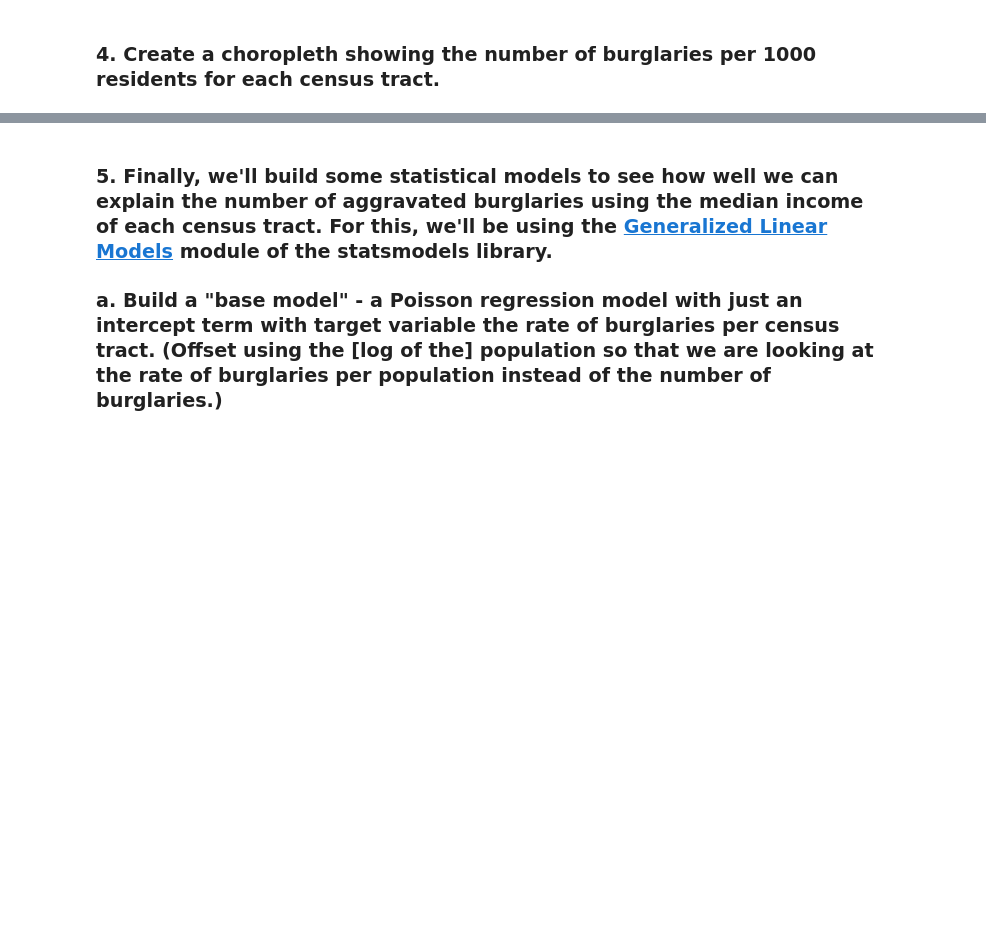
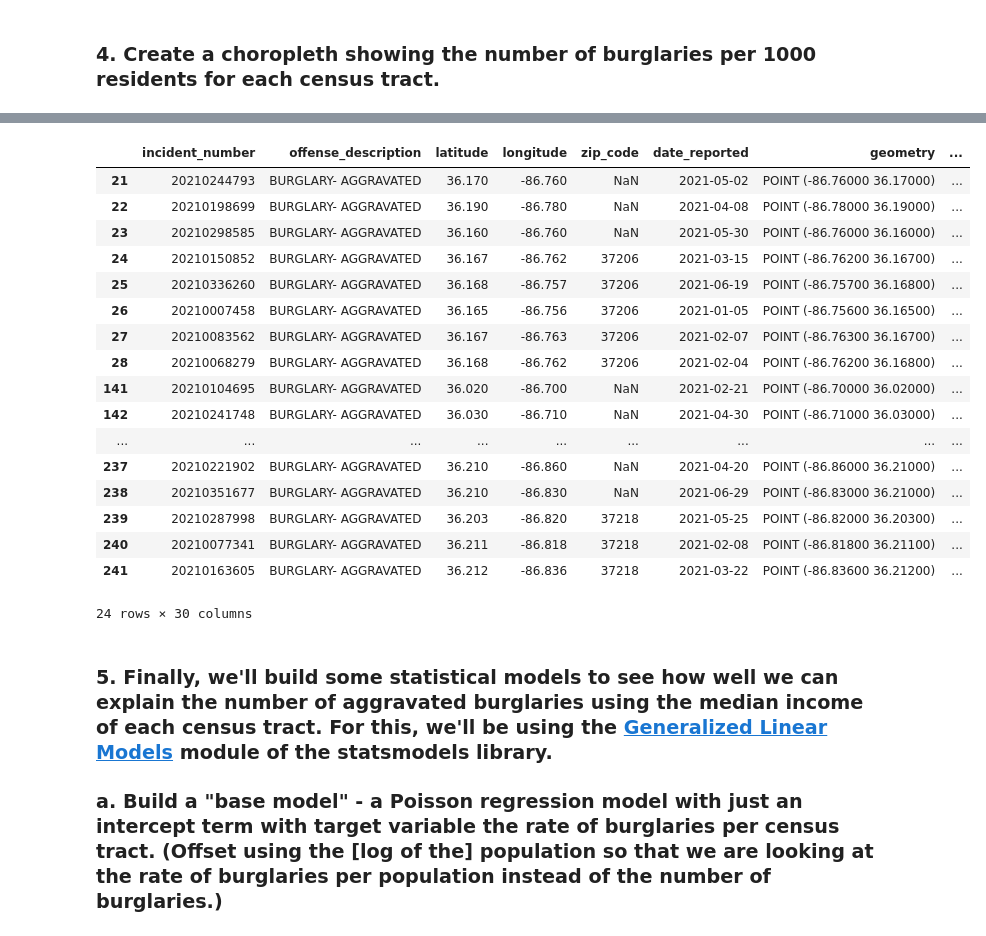
Before and after one commit to nss-data-science-cohort-5/geospatial_api-silver-sharks, a Jupyter notebook: notebooks/Geospatial_API.ipynb, the cells around one changed output, grey strips where cells are left out. Drawn from its saved outputs; the diff is of its cells as text; code cells hidden in the pictures; blank space fills up the shorter version.

```diff
--- a/notebooks/Geospatial_API.ipynb
+++ b/notebooks/Geospatial_API.ipynb
@@ -203,0 +189,2 @@ Name: incident_number, Length: 789, dtype: int64
+# %%
+burgs_by_tract.drop_duplicates(subset='geometry', inplace=True)
@@ -207,0 +228,34 @@ dav = census[census['COUNTYFP']=='037']
+# %%
+endpoint_pop = "https://api.census.gov/data/2019/acs/acs5"
+params_pop = {
+       'get' : 'NAME,B01001_001E',
+       'for' : 'tract:*',
+       'in'  : ['state:47', 'county:037'],
+       'key' :  # USING A HARD-CODED API KEY AT THE MOMENT
+}
+
+endpoint_income = "https://api.census.gov/data/2019/acs/acs5/subject"
+params_income = {
+       'get' : 'NAME,S1901_C01_012E',
+       'for' : 'tract:*',
+       'in'  : ['state:47', 'county:037'],
+       'key' :  # USING A HARD-CODED API KEY AT THE MOMENT
+}
+
+response_pop = requests.get(endpoint_pop, params=params_pop)
+
+response_income = requests.get(endpoint_income, params=params_income)
+
+res_pop = response_pop.json()
+population = pd.DataFrame(res_pop)
+#changes column names
+population.columns = population.iloc[0]
+population = population[1:]
+display(population.head())
+
+res_income = response_income.json()
+med_income = pd.DataFrame(res_income)
+#changes colum names
+med_income.columns = med_income.iloc[0]
+med_income = med_income[1:]
+display(med_income.head())
@@ -207,0 +305,6 @@ dav = census[census['COUNTYFP']=='037']
+# %%
+burgs_pop = pd.merge(left = burgs_by_tract, right = population,
+                     left_on = 'TRACTCE', right_on = 'tract')
+# %%
+burgs_pop_med = pd.merge(left = burgs_pop, right = med_income,
+                         left_on = 'TRACTCE', right_on = 'tract')
@@ -210,3 +338,24 @@ dav = census[census['COUNTYFP']=='037']
+# %%
+burgs_pop_med[burgs_pop_med['tract_x'].isin(['012801','019114', '019300'])]
+# %% [output]
+|  | incident_number | offense_description | latitude | longitude | zip_code | date_reported | geometry | ... |
+| 21 | 20210244793 | BURGLARY- AGGRAVATED | 36.170 | -86.760 | NaN | 2021-05-02 | POINT (-86.76000 36.17000) | ... |
+| 22 | 20210198699 | BURGLARY- AGGRAVATED | 36.190 | -86.780 | NaN | 2021-04-08 | POINT (-86.78000 36.19000) | ... |
+| 23 | 20210298585 | BURGLARY- AGGRAVATED | 36.160 | -86.760 | NaN | 2021-05-30 | POINT (-86.76000 36.16000) | ... |
+| 24 | 20210150852 | BURGLARY- AGGRAVATED | 36.167 | -86.762 | 37206 | 2021-03-15 | POINT (-86.76200 36.16700) | ... |
+| 25 | 20210336260 | BURGLARY- AGGRAVATED | 36.168 | -86.757 | 37206 | 2021-06-19 | POINT (-86.75700 36.16800) | ... |
+| 26 | 20210007458 | BURGLARY- AGGRAVATED | 36.165 | -86.756 | 37206 | 2021-01-05 | POINT (-86.75600 36.16500) | ... |
+| 27 | 20210083562 | BURGLARY- AGGRAVATED | 36.167 | -86.763 | 37206 | 2021-02-07 | POINT (-86.76300 36.16700) | ... |
+| 28 | 20210068279 | BURGLARY- AGGRAVATED | 36.168 | -86.762 | 37206 | 2021-02-04 | POINT (-86.76200 36.16800) | ... |
+| 141 | 20210104695 | BURGLARY- AGGRAVATED | 36.020 | -86.700 | NaN | 2021-02-21 | POINT (-86.70000 36.02000) | ... |
+| 142 | 20210241748 | BURGLARY- AGGRAVATED | 36.030 | -86.710 | NaN | 2021-04-30 | POINT (-86.71000 36.03000) | ... |
+| ... | ... | ... | ... | ... | ... | ... | ... | ... |
+| 237 | 20210221902 | BURGLARY- AGGRAVATED | 36.210 | -86.860 | NaN | 2021-04-20 | POINT (-86.86000 36.21000) | ... |
+| 238 | 20210351677 | BURGLARY- AGGRAVATED | 36.210 | -86.830 | NaN | 2021-06-29 | POINT (-86.83000 36.21000) | ... |
+| 239 | 20210287998 | BURGLARY- AGGRAVATED | 36.203 | -86.820 | 37218 | 2021-05-25 | POINT (-86.82000 36.20300) | ... |
+| 240 | 20210077341 | BURGLARY- AGGRAVATED | 36.211 | -86.818 | 37218 | 2021-02-08 | POINT (-86.81800 36.21100) | ... |
+| 241 | 20210163605 | BURGLARY- AGGRAVATED | 36.212 | -86.836 | 37218 | 2021-03-22 | POINT (-86.83600 36.21200) | ... |
+24 rows × 30 columns
 # %%
 '''
 fig, ax = plt.subplots(figsize=(16,8))
```
Also changed, not shown: parts of 23 cells of this notebook.
